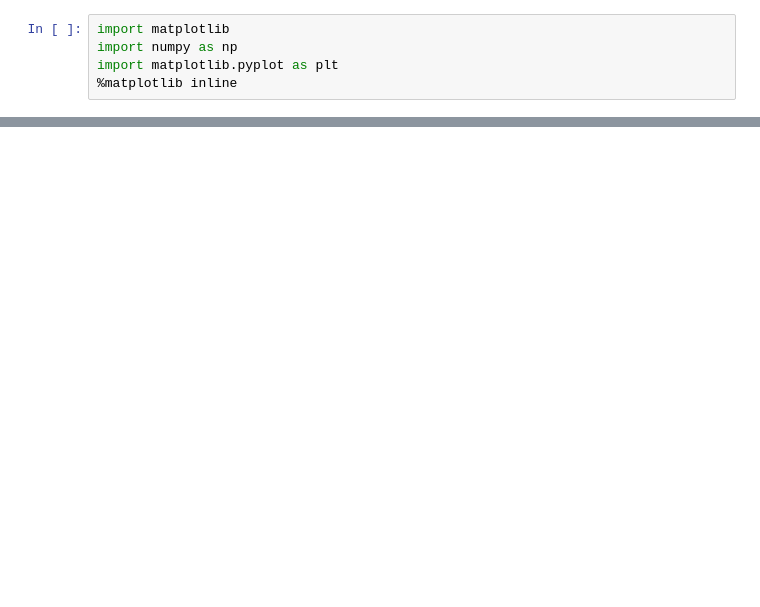
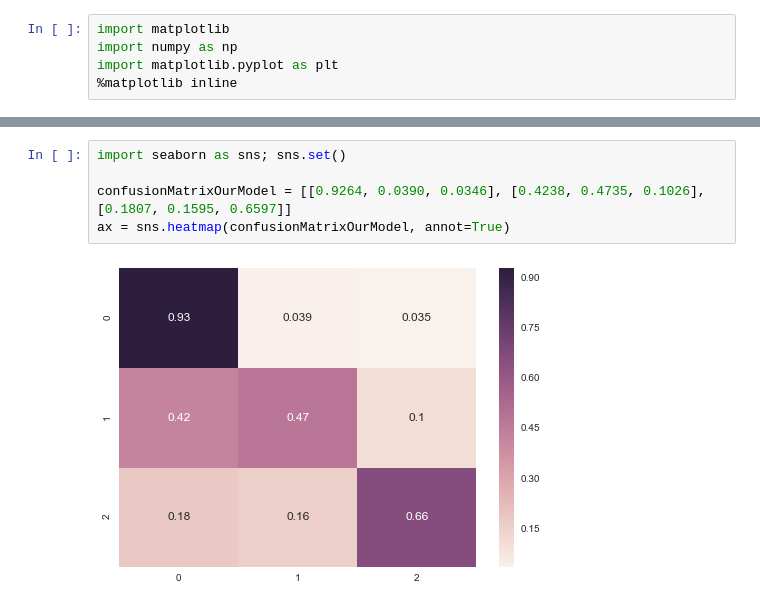
Before and after one commit to pmal19/CloudML, a Jupyter notebook: Plots.ipynb, the cells around one changed output, grey strips where cells are left out. Saved outputs shown, nothing was run; the diff lists cells and outputs as text; blank space fills up the shorter version.

```diff
--- a/Plots.ipynb
+++ b/Plots.ipynb
@@ -89,0 +98,7 @@ fig.savefig('training_convergence.png', dpi=fig.dpi)
+# %%
+import seaborn as sns; sns.set()
+
+confusionMatrixOurModel = [[0.9264, 0.0390, 0.0346], [0.4238, 0.4735, 0.1026], [0.1807, 0.1595, 0.6597]]
+ax = sns.heatmap(confusionMatrixOurModel, annot=True)
+# %% [output]
+[figure, added]
```
Also changed, not shown: parts of 6 cells of this notebook, 4 other files.
